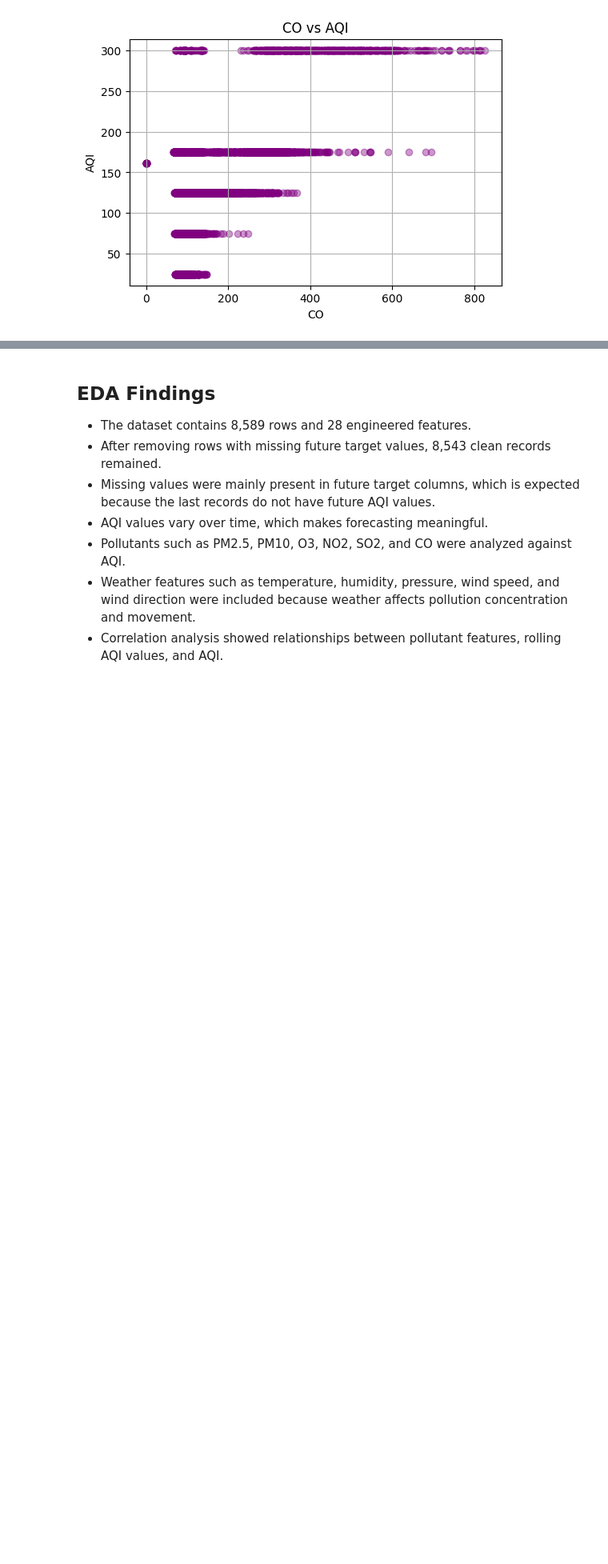
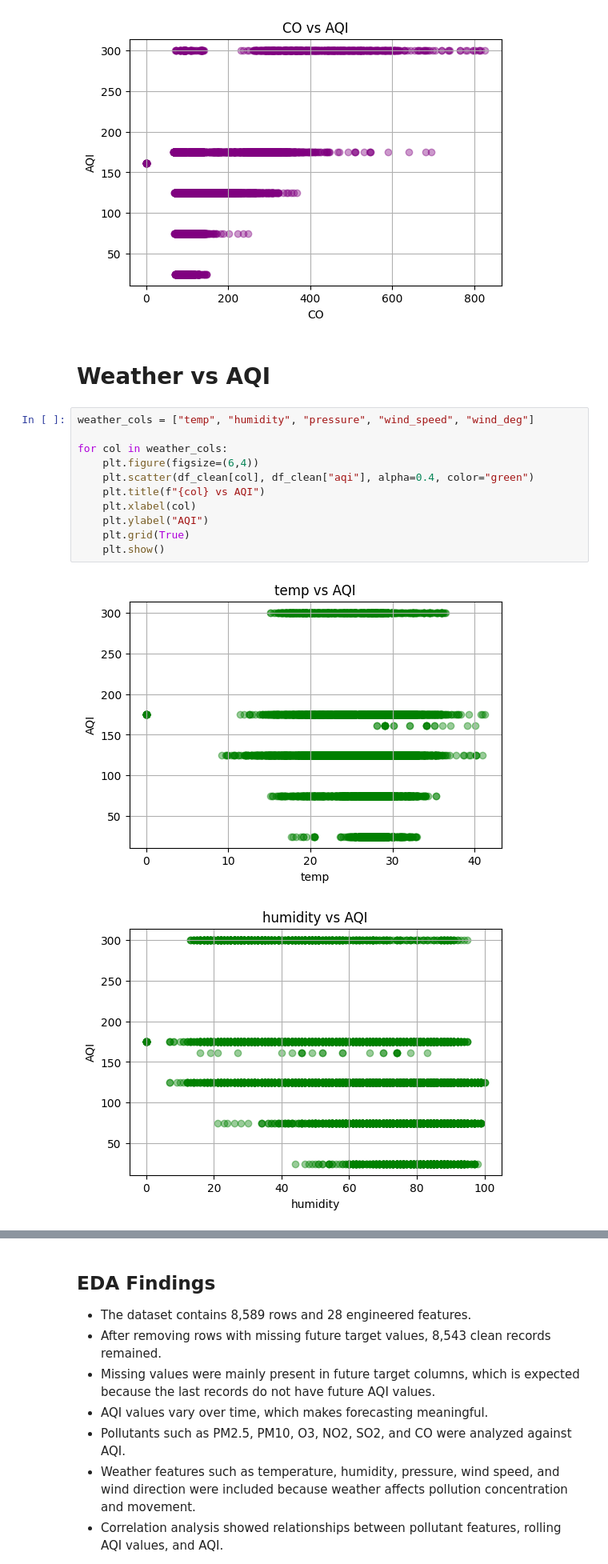
Before and after one commit to maham03nad/pearls-aqi-predictor, a Jupyter notebook: eda.ipynb, the cells around one changed output, grey strips where cells are left out. Shown at 80% size. Drawn from its saved outputs; the diff is of its cells as text; blank space fills up the shorter version.

```diff
--- a/eda.ipynb
+++ b/eda.ipynb
@@ -238,3 +304,19 @@ for col in pollutants:
 [figure]
 [figure]
 [figure]
+# %% [markdown]
+# Weather vs AQI
+# %%
+weather_cols = ["temp", "humidity", "pressure", "wind_speed", "wind_deg"]
+
+for col in weather_cols:
+    plt.figure(figsize=(6,4))
+    plt.scatter(df_clean[col], df_clean["aqi"], alpha=0.4, color="green")
+    plt.title(f"{col} vs AQI")
+    plt.xlabel(col)
+    plt.ylabel("AQI")
+    plt.grid(True)
+    plt.show()
+# %% [output]
+[figure, added]
+[figure, added]
```
Also changed, not shown: parts of 11 cells of this notebook.
